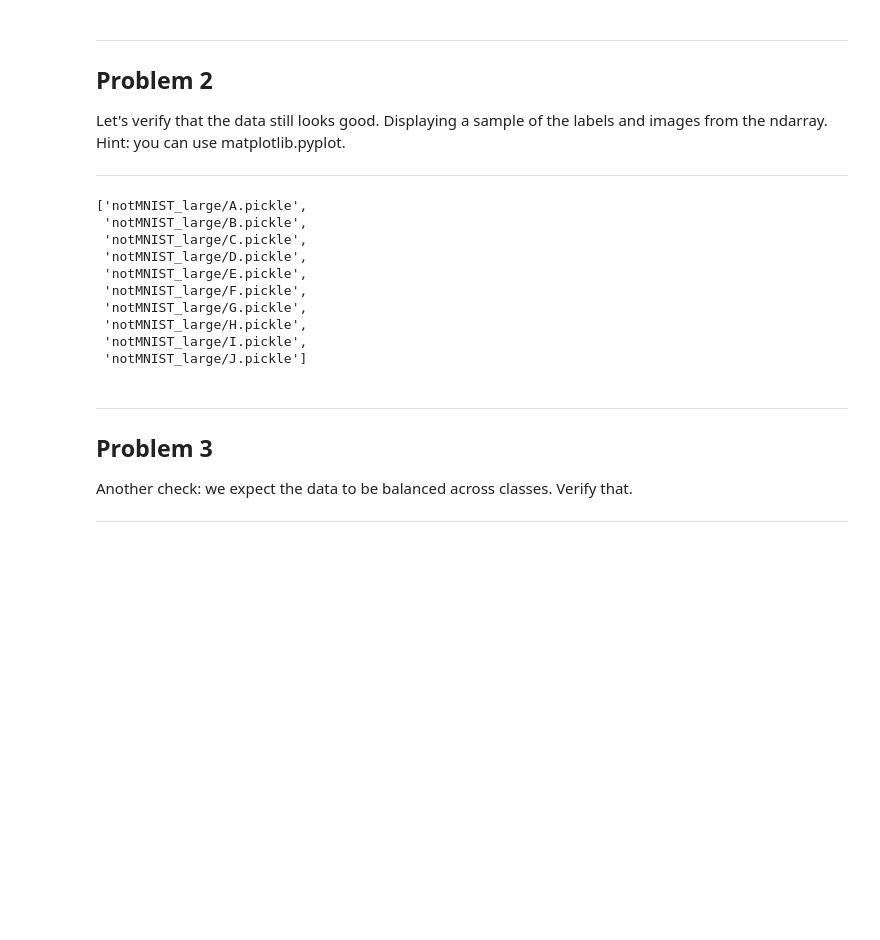
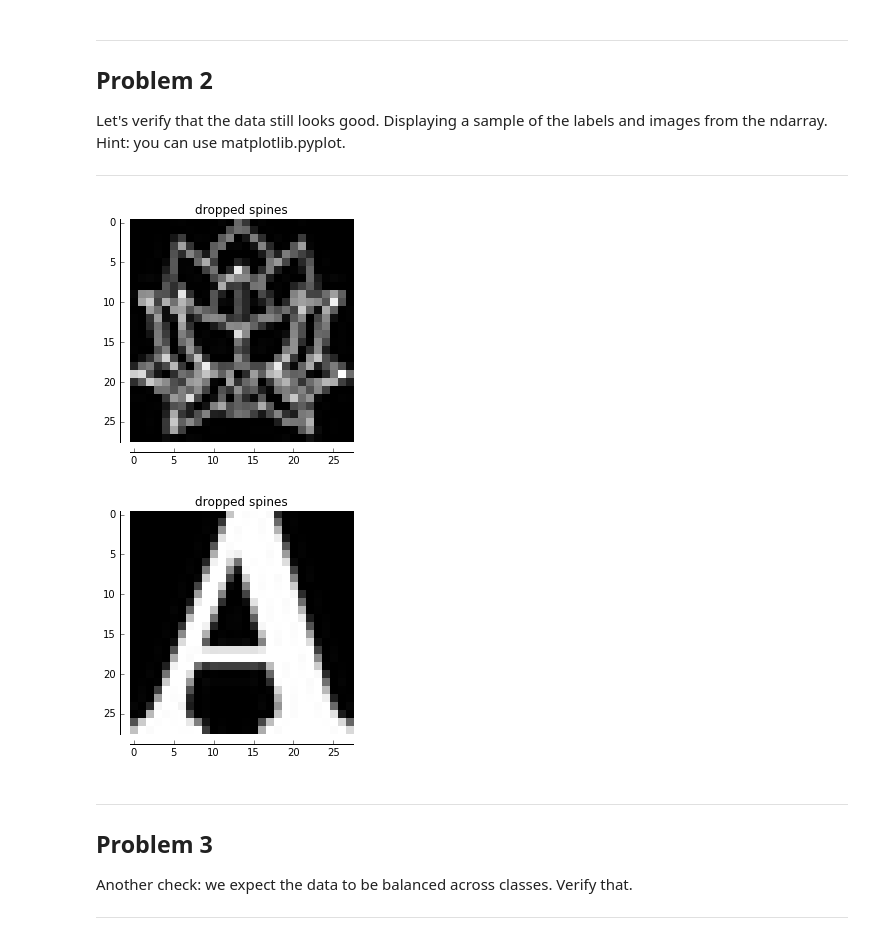
Before and after one commit to jaycode/udacity-deep-learning, a Jupyter notebook: assignments/1_notmnist.ipynb, the cells around one changed output. Cells and saved outputs as stored; diff of their text form; code cells hidden in the pictures; blank space fills up the shorter version.

```diff
--- a/assignments/1_notmnist.ipynb
+++ b/assignments/1_notmnist.ipynb
@@ -176,20 +207,46 @@ Let's verify that the data still looks good. Displaying a sample of the labels a
 ---
 # %%
 import matplotlib.pyplot as plt
-for label, pickle_file in enumerate(pickle_files):
-    try:
-        with open(pickle_file, 'rb') as f:
+pickle_file = train_datasets[0]
+try:
+  with open(pickle_file, 'rb') as f:
+    letter_set = pickle.load(f)
+except Exception as e:
+  print('Unable to process data from', pickle_file, ':', e)
+  raise
-# %% [output]
-['notMNIST_large/A.pickle',
- 'notMNIST_large/B.pickle',
- 'notMNIST_large/C.pickle',
- 'notMNIST_large/D.pickle',
- 'notMNIST_large/E.pickle',
- 'notMNIST_large/F.pickle',
- 'notMNIST_large/G.pickle',
- 'notMNIST_large/H.pickle',
- 'notMNIST_large/I.pickle',
- 'notMNIST_large/J.pickle']
+# %%
+# reference:
+# http://matplotlib.org/examples/ticks_and_spines/spines_demo_dropped.html
+
+def ndarray2image(image):
+  """Show image from given ndarray.
+
+  Args:
+    image(numpy.ndarray): 2-dimension matrix with color intensity
+                          in each cell.
+  """
+  fig, ax = plt.subplots()
+
+  ax.imshow(image, cmap=plt.cm.gray, interpolation='nearest')
+  ax.set_title('dropped spines')
+
+  # Move left and bottom spines outward by 10 points
+  ax.spines['left'].set_position(('outward', 10))
+  ax.spines['bottom'].set_position(('outward', 10))
+  # Hide the right and top spines
+  ax.spines['right'].set_visible(False)
+  ax.spines['top'].set_visible(False)
+  # Only show ticks on the left and bottom spines
+  ax.yaxis.set_ticks_position('left')
+  ax.xaxis.set_ticks_position('bottom')
+
+  plt.show()
+# %%
+ndarray2image(letter_set[0])
+ndarray2image(letter_set[50000])
+# %% [output]
+[figure, added]
+[figure, added]
 # %% [markdown]
 ---
 Problem 3
```
Also changed, not shown: parts of 12 cells of this notebook, 8 other files.
